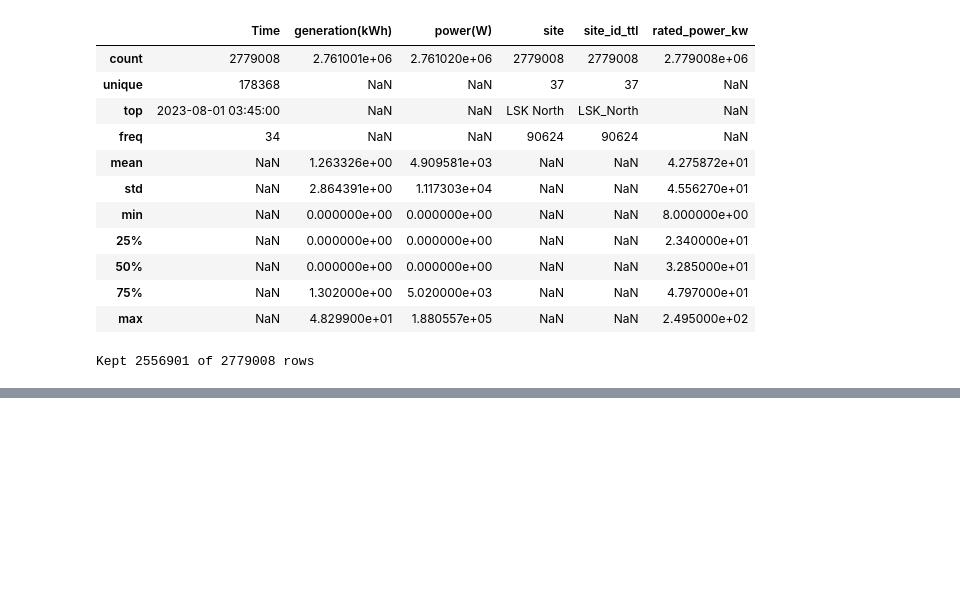
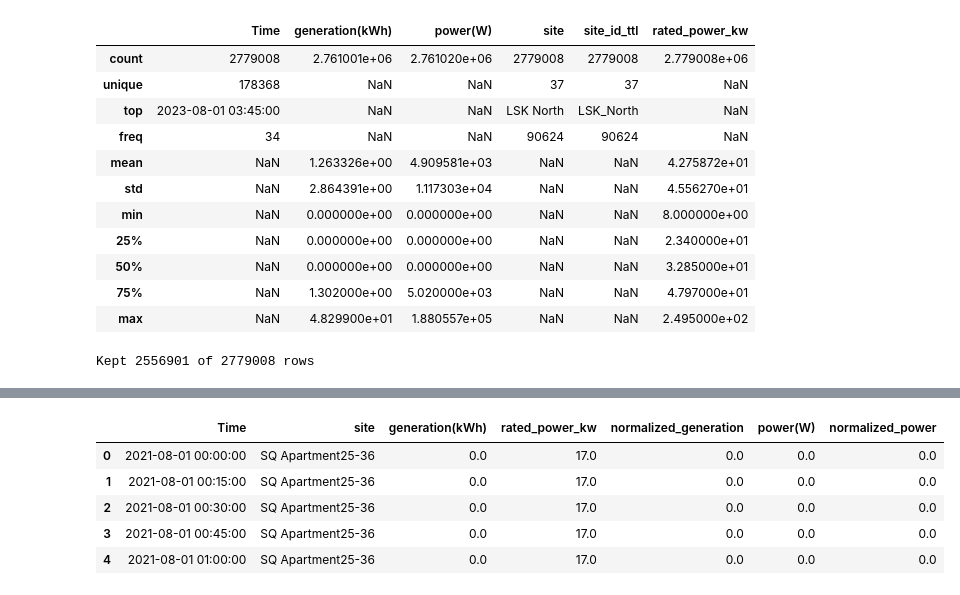
Before and after one commit to kisxo/URJA-TEZHACK2026-ML08, a Jupyter notebook: normolize-generation.ipynb, the cells around one changed output, grey strips where cells are left out. Saved outputs shown, nothing was run; the diff lists cells and outputs as text; code cells hidden in the pictures; blank space fills up the shorter version.

```diff
--- a/normolize-generation.ipynb
+++ b/normolize-generation.ipynb
@@ -193,3 +193,26 @@ merged_df.head()
 | 2 | 2021-08-01 00:30:00 | 0.0 | 0.0 | SQ Apartment25-36 | SQ_Apartment25_36 | 17.0 | 2021-08-01 00:30:00 | ... |
 | 3 | 2021-08-01 00:45:00 | 0.0 | 0.0 | SQ Apartment25-36 | SQ_Apartment25_36 | 17.0 | 2021-08-01 00:45:00 | ... |
 | 4 | 2021-08-01 01:00:00 | 0.0 | 0.0 | SQ Apartment25-36 | SQ_Apartment25_36 | 17.0 | 2021-08-01 01:00:00 | ... |
+# %%
+merged_df['datetime'] = pd.to_datetime(merged_df['datetime'])
+
+# --- Method 1: Normalize generation (kWh) by rated capacity ---
+# This gives a "capacity factor" style normalized generation
+# Useful when you have generation over an interval and want it independent of plant size
+merged_df['normalized_generation'] = merged_df['generation(kWh)'] / merged_df['rated_power_kw']
+
+# --- Method 2: Normalize power (W) by rated power ---
+# Convert rated_power_kw to W for consistent units, then normalize
+merged_df['rated_power_w'] = merged_df['rated_power_kw'] * 1000
+merged_df['normalized_power'] = merged_df['power(W)'] / merged_df['rated_power_w']
+
+# Optional: clip values to [0, 1] in case of sensor noise/overproduction spikes
+merged_df['normalized_generation'] = merged_df['normalized_generation'].clip(lower=0, upper=1)
+merged_df['normalized_power'] = merged_df['normalized_power'].clip(lower=0, upper=1)
+# %% [output]
+|  | Time | site | generation(kWh) | rated_power_kw | normalized_generation | power(W) | normalized_power |
+| 0 | 2021-08-01 00:00:00 | SQ Apartment25-36 | 0.0 | 17.0 | 0.0 | 0.0 | 0.0 |
+| 1 | 2021-08-01 00:15:00 | SQ Apartment25-36 | 0.0 | 17.0 | 0.0 | 0.0 | 0.0 |
+| 2 | 2021-08-01 00:30:00 | SQ Apartment25-36 | 0.0 | 17.0 | 0.0 | 0.0 | 0.0 |
+| 3 | 2021-08-01 00:45:00 | SQ Apartment25-36 | 0.0 | 17.0 | 0.0 | 0.0 | 0.0 |
+| 4 | 2021-08-01 01:00:00 | SQ Apartment25-36 | 0.0 | 17.0 | 0.0 | 0.0 | 0.0 |
```
Also changed, not shown: parts of 4 cells of this notebook, 3 other files.
